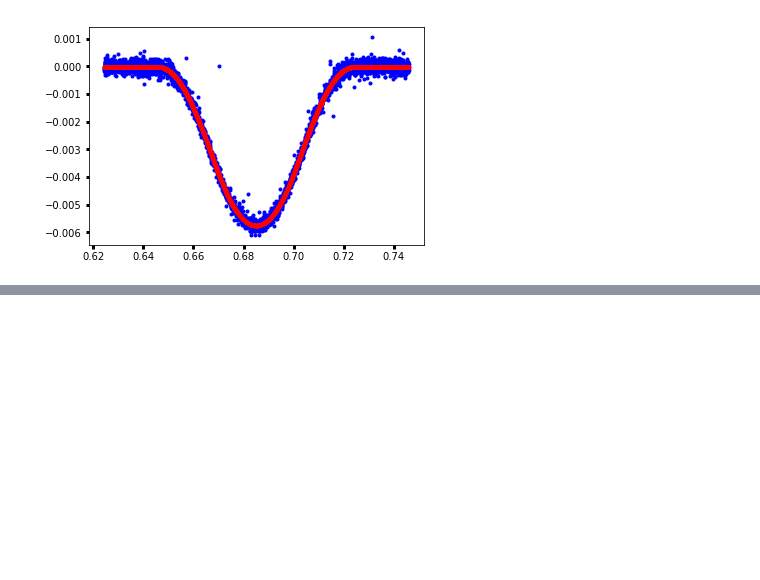
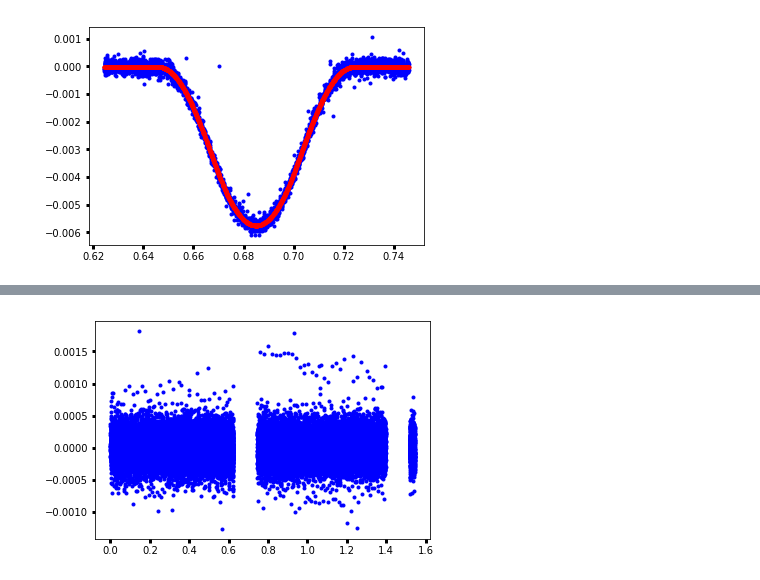
Before and after one commit to BoiseStatePlanetary/Searching-for-Variability-in-Eclipses-in-the-Kepler-Dataset, a Jupyter notebook: code/Analyzing_Kepler76b_with_LM.ipynb, the cells around one changed output, grey strips where cells are left out. Drawn from its saved outputs; the diff is of its cells as text; code cells hidden in the pictures; blank space fills up the shorter version.

```diff
--- a/code/Analyzing_Kepler76b_with_LM.ipynb
+++ b/code/Analyzing_Kepler76b_with_LM.ipynb
@@ -141,0 +159,80 @@ plt.plot(time, fit_transit(time, *popt), 'r.')
+# %%
+bounds = ([-500e-6, -500e-6, -500e-6, 0., -1],
+          [500e-6, 500e-6, 500e-6, 500e-6, 1])
+
+# Estimate scatter
+out_of_transit_ind = ~(transit_indices(folded_time, 2.*K76.dur, K76.saved_params['T0']) |
+                       transit_indices(folded_time, 2.*K76.dur, K76.saved_params['T0'] + 0.5*K76.saved_params['per']))
+unbinned_noise = mad(filtered_flux[out_of_transit_ind])
+
+time = folded_time[out_of_transit_ind]
+data = filtered_flux[out_of_transit_ind]
+err = unbinned_noise*np.ones_like(time)
+
+initial_guess = [0., K76.saved_params['Aellip'], K76.saved_params['Abeam'], K76.saved_params['Aplanet'],
+                 K76.saved_params['phase_shift']]
+popt, pcov = curve_fit(fit_BEER_signals, time, data, p0=initial_guess, bounds=bounds)
+uncertainties = np.sqrt(pcov.diagonal())
+
+print(popt)
+print(uncertainties)
+
+resid = data - fit_BEER_signals(time, *popt)
+print(np.median(resid), mad(resid))
+
+plt.plot(time, resid, 'b.')
+# plt.plot(binned_time, binned_data, 'b.')
+# plt.plot(time, fit_all_signals(time, *popt), 'r.')
+#plt.ylim([-100e-6, 100e-6])
+
+flux_no_BEER = filtered_flux - fit_BEER_signals(folded_time, *popt)
+
+# Filtering with num_periods = 1
+# [ 2.81406696e-05  1.30099611e-05  5.48450688e-06  4.73176998e-05
+#  -1.52278158e-02]
+# [7.29596464e-07 1.12511986e-06 9.18915799e-07 1.10022355e-06
+#  2.79756907e-10]
+# (-1.9315925643068677e-06, 0.00013777918955235323)
+#
+# Filtering using num_periods = ** 2 **
+# [ 2.64089317e-05  1.30011592e-05  6.49105108e-06  5.00270473e-05
+#  -1.44826070e-02]
+# [8.07606140e-07 1.24506364e-06 1.01639774e-06 1.21738473e-06
+#  3.26418850e-10]
+# (-1.654680999957358e-06, 0.0001537816630887722)
+#
+# Filtering using num_periods = 3
+# [ 2.68510817e-05  1.29427031e-05  6.42103847e-06  5.03077454e-05
+#  -1.42409198e-02]
+# [8.46753952e-07 1.30549361e-06 1.06503443e-06 1.27629982e-06
+#  3.43724280e-10]
+# (-9.088163305233599e-07, 0.00016243630887631966)
+#
+# Filtering using num_periods = 4
+# [ 2.63036465e-05  1.27559563e-05  6.67388257e-06  5.01237078e-05
+#  -1.47716115e-02]
+# [8.96972640e-07 1.38304569e-06 1.12893102e-06 1.35234703e-06
+#  3.63578233e-10]
+# (-5.156132152746817e-07, 0.0001730449194908712)
+#
+# Filtering using num_periods = 5
+# [ 2.53902537e-05  1.27039443e-05  6.63722062e-06  5.06214011e-05
+#  -1.45652398e-02]
+# [9.47968062e-07 1.46177792e-06 1.19295412e-06 1.42904140e-06
+#  3.87772879e-10]
+# (-5.039941071848612e-07, 0.00018254965794037224)
+#
+# Filtering using num_periods = 6
+# [ 2.57010171e-05  1.26924239e-05  6.99643578e-06  5.03132150e-05
+#  -1.53618335e-02]
+# [9.77220256e-07 1.50668920e-06 1.23060995e-06 1.47384628e-06
+#  3.98529076e-10]
+# (-7.32561660051048e-07, 0.0001864452806670191)
+#
+# Filtering using num_periods = 7
+# [ 2.44068854e-05  1.25367324e-05  6.85848070e-06  5.08177319e-05
+#  -1.49392240e-02]
+# [9.87584791e-07 1.52269606e-06 1.24303155e-06 1.48913388e-06
+#  4.06066484e-10]
+# (-6.079805391979691e-07, 0.00018680093797449786)
+# %% [output]
@@ -141,0 +244 @@ plt.plot(time, fit_transit(time, *popt), 'r.')
+[figure, added]
```
Also changed, not shown: parts of 3 cells of this notebook.
